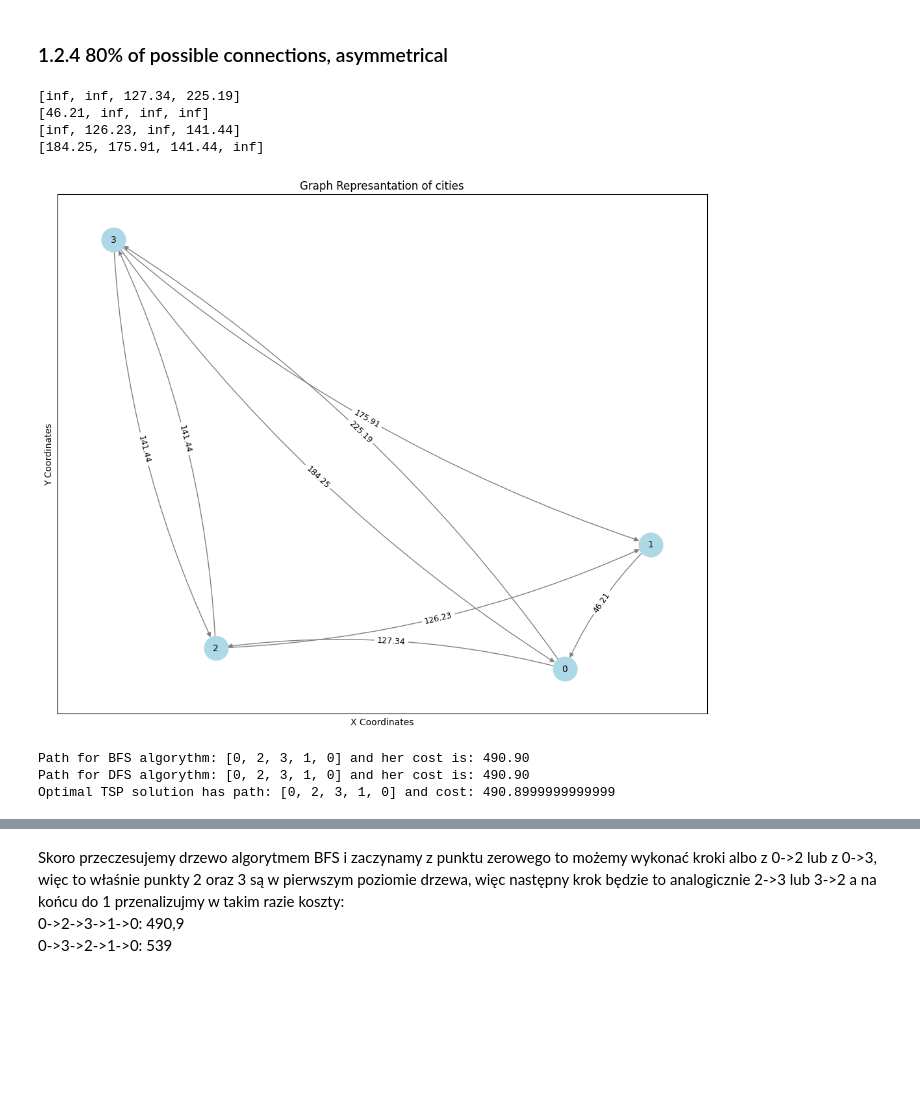
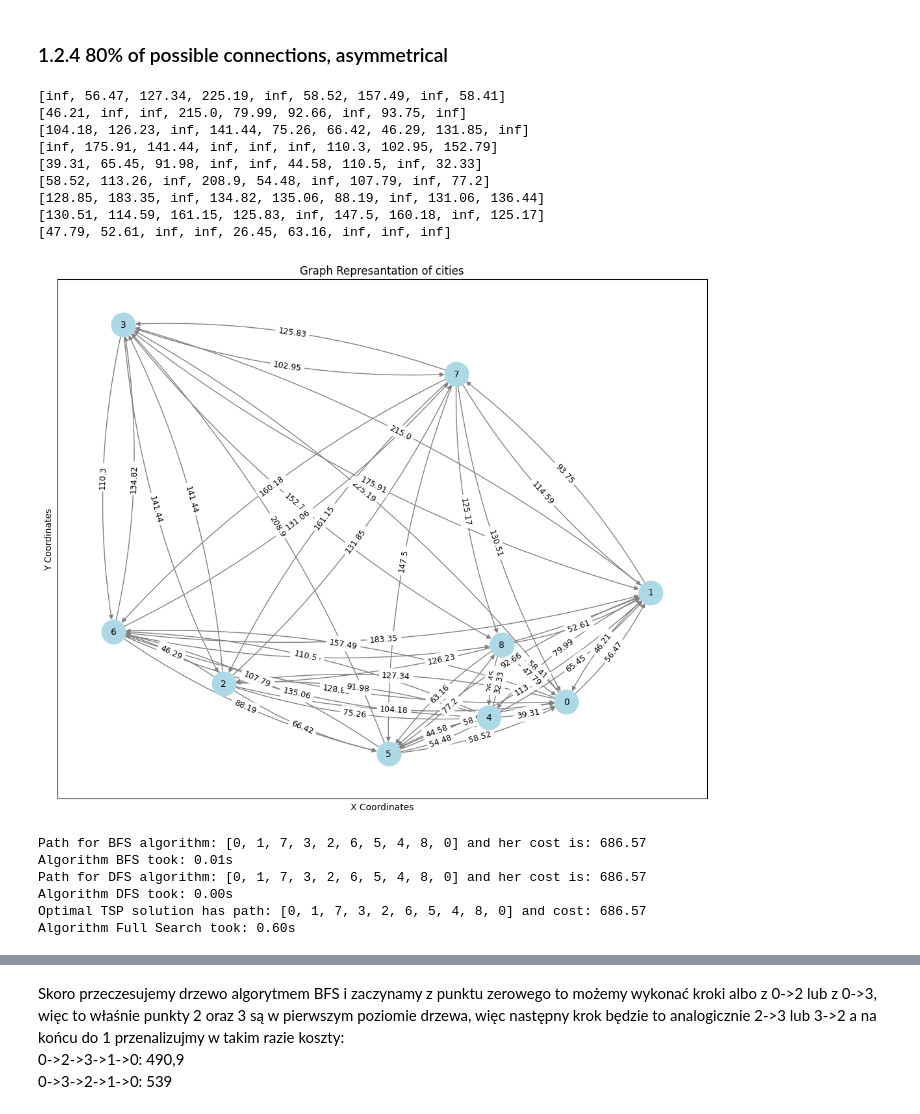
Before and after one commit to Rudobrody/Studies_AI_1_Term, a Jupyter notebook: PSI/traveling_salesman.ipynb, the cells around one changed output, grey strips where cells are left out. Drawn from its saved outputs; the diff is of its cells as text; code cells hidden in the pictures; blank space fills up the shorter version.

```diff
--- a/PSI/traveling_salesman.ipynb
+++ b/PSI/traveling_salesman.ipynb
@@ -186,7 +187,7 @@ def generate_adjacency_matrix(list_of_cities: list['City'], distance_function, c
 
     return adjacency_matrix
 
-NUMBER_OF_CITIES = 4
+NUMBER_OF_CITIES = 9
 
 cities = generate_list_of_cities(NUMBER_OF_CITIES) # now I have a list of cities
 
@@ -331,7 +332,7 @@ class Tree:
 
         return best_path, min_cost
 
-    def visualize_tree(self):
+    def visualize_tree(self, title):
         """Visualizes the tree structure using Graphviz."""
         dot = Digraph()  # Create a directed graph (Digraph)
 
@@ -350,7 +351,7 @@ class Tree:
         add_edges(self.root)
 
         # Render and display the tree
-        dot.render('state_tree', format='png', view=True)
+        dot.render(title, format='png', view=True)
 # %% [markdown]
 ### 1.3.1 BFS solver
 # %%
@@ -534,24 +640,48 @@ Optimal TSP solution has path: None and cost: inf
 # %%
 adjacency_matrix_asymetrical_80_per_connections = generate_adjacency_matrix(cities, City.calculate_distance_asymetric, connection_probability=0.8, symmetrical=False) # default probability of connection is 80%
 
 for row in adjacency_matrix_asymetrical_80_per_connections:
     print(row)
 
 draw_graph(cities, adjacency_matrix_asymetrical_80_per_connections, symmetrical=False)
+
+# BFS
+start = time.time()
 bfs_path, bfs_cost = bfs_shortest_path(cities[0], cities, adjacency_matrix_asymetrical_80_per_connections)
-print(f"Path for BFS algorythm: {bfs_path} and her cost is: {bfs_cost:.2f}")
+end = time.time()
+print(f"Path for BFS algorithm: {bfs_path} and her cost is: {bfs_cost:.2f}")
+print(f"Algorithm BFS took: {end-start:.2f}s")
+
+# DFS
+start = time.time()
 dfs_path, dfs_cost = dfs_shortest_path(cities[0], cities, adjacency_matrix_asymetrical_80_per_connections)
-print(f"Path for DFS algorythm: {dfs_path} and her cost is: {dfs_cost:.2f}")
+end = time.time()
+print(f"Path for DFS algorithm: {dfs_path} and her cost is: {dfs_cost:.2f}")
+print(f"Algorithm DFS took: {end-start:.2f}s")
 
+# Full Search
+start = time.time()
 tsp_tree = Tree(adjacency_matrix=adjacency_matrix_asymetrical_80_per_connections)
 best_path, min_cost = tsp_tree.find_optimal_path()
-print(f"Optimal TSP solution has path: {best_path} and cost: {min_cost}")
+end = time.time()
+print(f"Optimal TSP solution has path: {best_path} and cost: {min_cost:.2f}")
+print(f"Algorithm Full Search took: {end-start:.2f}s")
+
+#tsp_tree.visualize_tree('0_8_con_asym')
 # %% [output]
-[inf, inf, 127.34, 225.19]
-[46.21, inf, inf, inf]
-[inf, 126.23, inf, 141.44]
-[184.25, 175.91, 141.44, inf]
+[inf, 56.47, 127.34, 225.19, inf, 58.52, 157.49, inf, 58.41]
+[46.21, inf, inf, 215.0, 79.99, 92.66, inf, 93.75, inf]
+[104.18, 126.23, inf, 141.44, 75.26, 66.42, 46.29, 131.85, inf]
+[inf, 175.91, 141.44, inf, inf, inf, 110.3, 102.95, 152.79]
+[39.31, 65.45, 91.98, inf, inf, 44.58, 110.5, inf, 32.33]
+[58.52, 113.26, inf, 208.9, 54.48, inf, 107.79, inf, 77.2]
+[128.85, 183.35, inf, 134.82, 135.06, 88.19, inf, 131.06, 136.44]
+[130.51, 114.59, 161.15, 125.83, inf, 147.5, 160.18, inf, 125.17]
+[47.79, 52.61, inf, inf, 26.45, 63.16, inf, inf, inf]
-[figure, old version]
+[figure, new version]
-Path for BFS algorythm: [0, 2, 3, 1, 0] and her cost is: 490.90
-Path for DFS algorythm: [0, 2, 3, 1, 0] and her cost is: 490.90
-Optimal TSP solution has path: [0, 2, 3, 1, 0] and cost: 490.8999999999999
+Path for BFS algorithm: [0, 1, 7, 3, 2, 6, 5, 4, 8, 0] and her cost is: 686.57
+Algorithm BFS took: 0.01s
+Path for DFS algorithm: [0, 1, 7, 3, 2, 6, 5, 4, 8, 0] and her cost is: 686.57
+Algorithm DFS took: 0.00s
+Optimal TSP solution has path: [0, 1, 7, 3, 2, 6, 5, 4, 8, 0] and cost: 686.57
+Algorithm Full Search took: 0.60s
```
Also changed, not shown: parts of 20 cells of this notebook.
